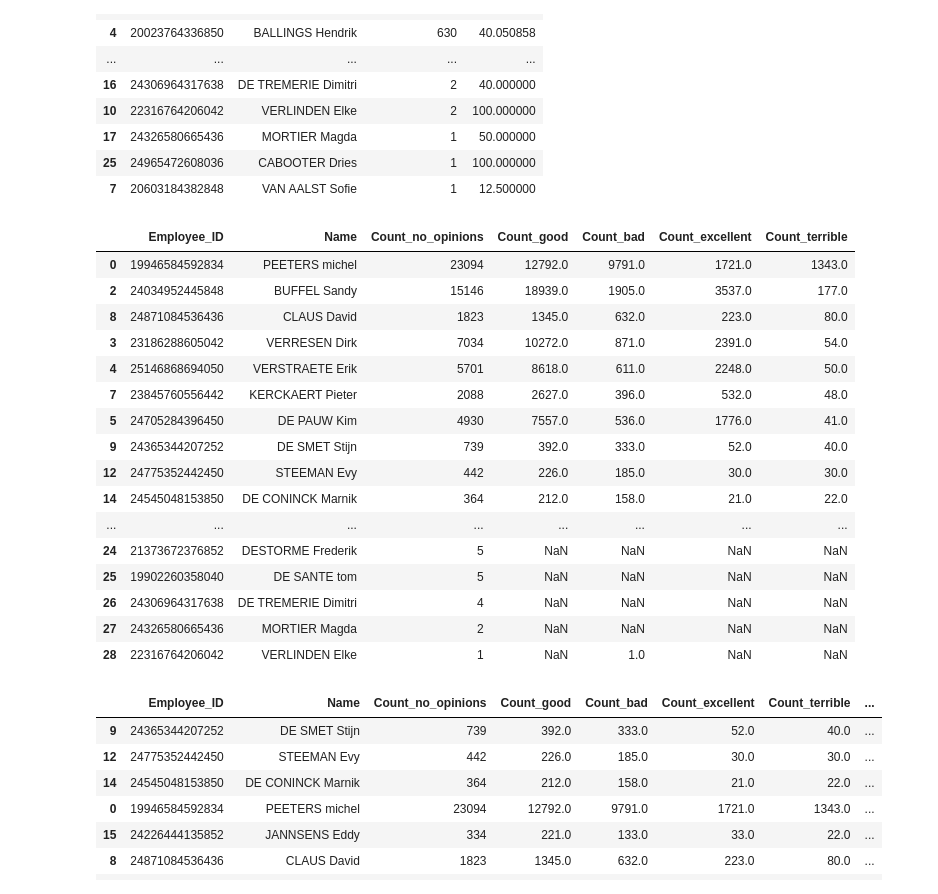
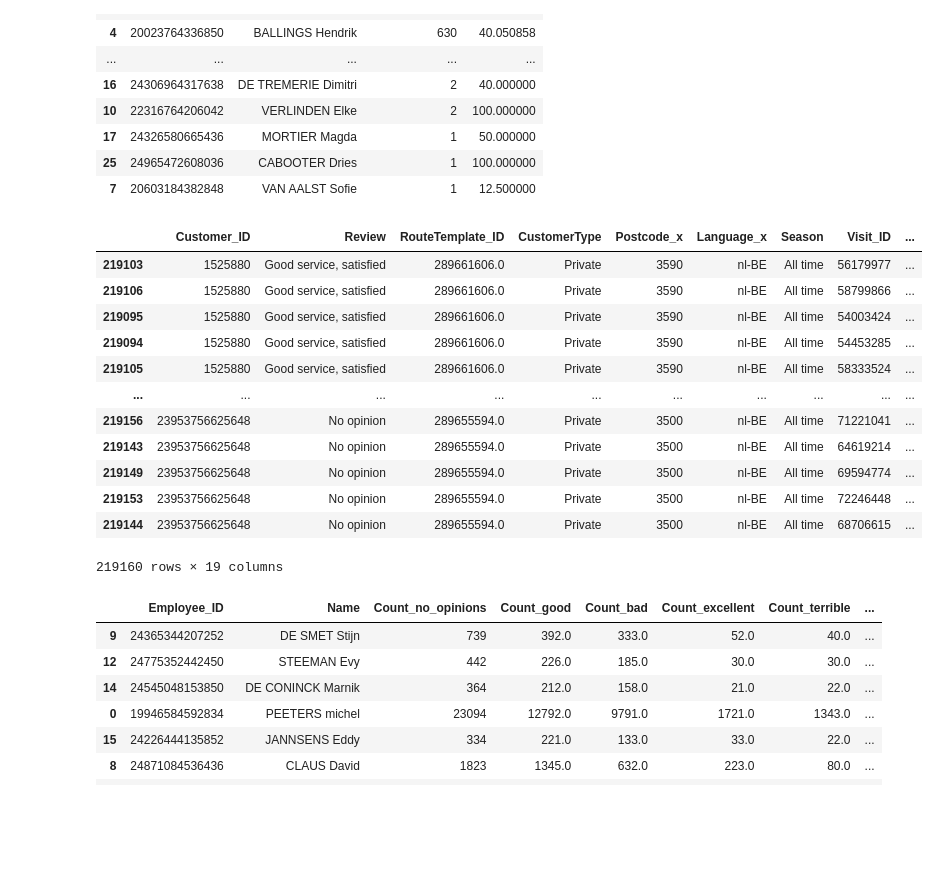
Before and after one commit to atyvaert/CRM-analytics, a Jupyter notebook: ACRM Q3.ipynb, the cells around one changed output. Cells and saved outputs as stored; diff of their text form; code cells hidden in the pictures; blank space fills up the shorter version.

Commit message:
new routes nog steeds onopgelost :(

```diff
--- a/ACRM Q3.ipynb
+++ b/ACRM Q3.ipynb
@@ -422,25 +418,22 @@ all_reviews = all_reviews.merge(df_CompanyEmployees, how = 'inner', on = 'Employ
 all_reviews = all_reviews[['Employee_ID', 'Name','Count_no_opinions', 'Count_good', 'Count_bad', 'Count_excellent', 'Count_terrible']].sort_values(by='Count_terrible', ascending = False)
 # %%
 # This gives an overview of each employee and the amount of every type of review that they have received
-all_reviews
+customers_reviews_visits_employees = customers_reviews_visits_employees.sort_values(by='Employee_ID')
+customers_reviews_visits_employees
 # %% [output]
-|  | Employee_ID | Name | Count_no_opinions | Count_good | Count_bad | Count_excellent | Count_terrible |
-| 0 | 19946584592834 | PEETERS michel | 23094 | 12792.0 | 9791.0 | 1721.0 | 1343.0 |
-| 2 | 24034952445848 | BUFFEL Sandy | 15146 | 18939.0 | 1905.0 | 3537.0 | 177.0 |
-| 8 | 24871084536436 | CLAUS David | 1823 | 1345.0 | 632.0 | 223.0 | 80.0 |
-| 3 | 23186288605042 | VERRESEN Dirk | 7034 | 10272.0 | 871.0 | 2391.0 | 54.0 |
-| 4 | 25146868694050 | VERSTRAETE Erik | 5701 | 8618.0 | 611.0 | 2248.0 | 50.0 |
-| 7 | 23845760556442 | KERCKAERT Pieter | 2088 | 2627.0 | 396.0 | 532.0 | 48.0 |
-| 5 | 24705284396450 | DE PAUW Kim | 4930 | 7557.0 | 536.0 | 1776.0 | 41.0 |
-| 9 | 24365344207252 | DE SMET Stijn | 739 | 392.0 | 333.0 | 52.0 | 40.0 |
-| 12 | 24775352442450 | STEEMAN Evy | 442 | 226.0 | 185.0 | 30.0 | 30.0 |
-| 14 | 24545048153850 | DE CONINCK Marnik | 364 | 212.0 | 158.0 | 21.0 | 22.0 |
-| ... | ... | ... | ... | ... | ... | ... | ... |
-| 24 | 21373672376852 | DESTORME Frederik | 5 | NaN | NaN | NaN | NaN |
-| 25 | 19902260358040 | DE SANTE tom | 5 | NaN | NaN | NaN | NaN |
-| 26 | 24306964317638 | DE TREMERIE Dimitri | 4 | NaN | NaN | NaN | NaN |
-| 27 | 24326580665436 | MORTIER Magda | 2 | NaN | NaN | NaN | NaN |
-| 28 | 22316764206042 | VERLINDEN Elke | 1 | NaN | 1.0 | NaN | NaN |
+|  | Customer_ID | Review | RouteTemplate_ID | CustomerType | Postcode_x | Language_x | Season | Visit_ID | ... |
+| 219103 | 1525880 | Good service, satisfied | 289661606.0 | Private | 3590 | nl-BE | All time | 56179977 | ... |
+| 219106 | 1525880 | Good service, satisfied | 289661606.0 | Private | 3590 | nl-BE | All time | 58799866 | ... |
+| 219095 | 1525880 | Good service, satisfied | 289661606.0 | Private | 3590 | nl-BE | All time | 54003424 | ... |
+| 219094 | 1525880 | Good service, satisfied | 289661606.0 | Private | 3590 | nl-BE | All time | 54453285 | ... |
+| 219105 | 1525880 | Good service, satisfied | 289661606.0 | Private | 3590 | nl-BE | All time | 58333524 | ... |
+| ... | ... | ... | ... | ... | ... | ... | ... | ... | ... |
+| 219156 | 23953756625648 | No opinion | 289655594.0 | Private | 3500 | nl-BE | All time | 71221041 | ... |
+| 219143 | 23953756625648 | No opinion | 289655594.0 | Private | 3500 | nl-BE | All time | 64619214 | ... |
+| 219149 | 23953756625648 | No opinion | 289655594.0 | Private | 3500 | nl-BE | All time | 69594774 | ... |
+| 219153 | 23953756625648 | No opinion | 289655594.0 | Private | 3500 | nl-BE | All time | 72246448 | ... |
+| 219144 | 23953756625648 | No opinion | 289655594.0 | Private | 3500 | nl-BE | All time | 68706615 | ... |
+219160 rows × 19 columns
 # %%
 # To determine the employees that should be 'punished' or trained, we look for the percentage of terrible and bad reviews over all the reviews
 # We can conclude that the top 5 employees of the dataframe should be punished/trained
```
Also changed, not shown: parts of 2 cells of this notebook.
